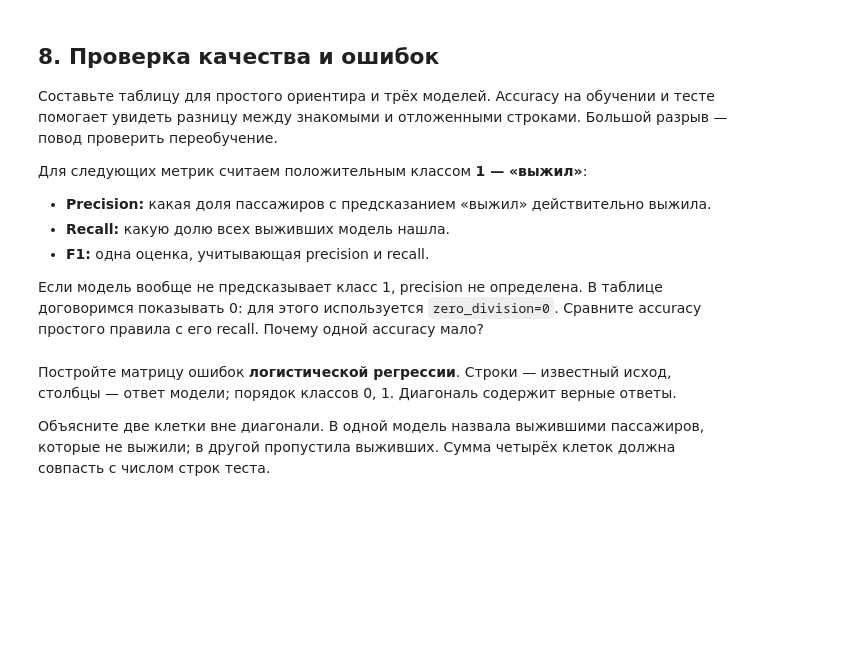
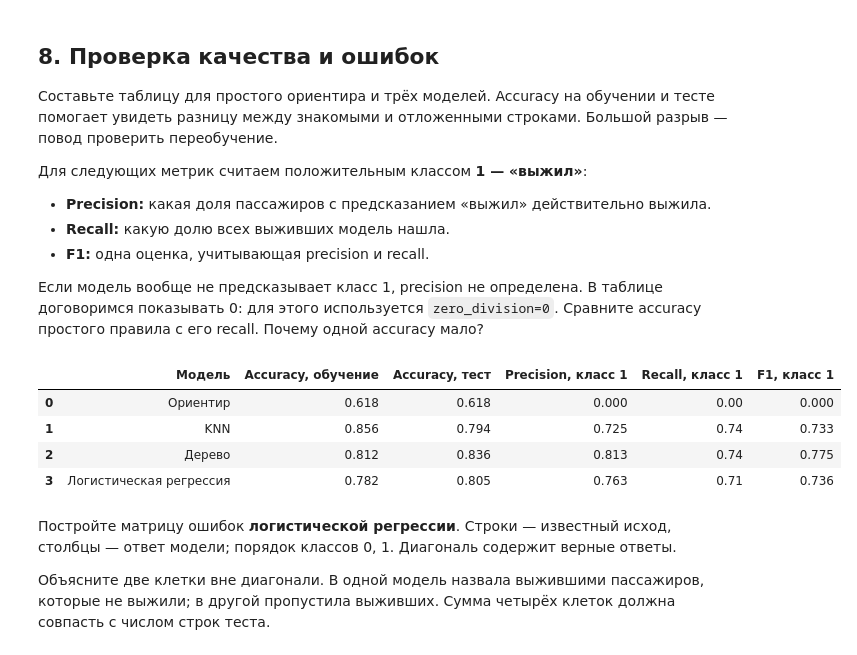
Before and after one commit to Prohor05/-, a Jupyter notebook: Классификация.ipynb, the cells around one changed output. Saved outputs shown, nothing was run; the diff lists cells and outputs as text; code cells hidden in the pictures; blank space fills up the shorter version.

```diff
--- a/Классификация.ipynb
+++ b/Классификация.ipynb
@@ -303,20 +363,29 @@ Accuracy на обучении и тесте помогает увидеть р
 # %%
 models = {'Ориентир': baseline, 'KNN': knn, 'Дерево': tree,
           'Логистическая регрессия': logreg}
 predictions = {'Ориентир': y_pred_baseline, 'KNN': y_pred_knn,
                'Дерево': y_pred_tree, 'Логистическая регрессия': y_pred_logreg}
 rows = []
 for name, model in models.items():
+    y_pred = predictions[name]
     rows.append({
         'Модель': name,
-        'Accuracy, обучение': ...,
-        'Accuracy, тест': ...,
-        'Precision, класс 1': ...,
-        'Recall, класс 1': ...,
-        'F1, класс 1': ...,
+        'Accuracy, обучение': accuracy_score(y_train, model.predict(X_train)),
+        'Accuracy, тест': accuracy_score(y_test, y_pred),
+        'Precision, класс 1': precision_score(y_test, y_pred, pos_label=1,
+                                              zero_division=0),
+        'Recall, класс 1': recall_score(y_test, y_pred, pos_label=1,
+                                        zero_division=0),
+        'F1, класс 1': f1_score(y_test, y_pred, pos_label=1, zero_division=0),
     })
 results = pd.DataFrame(rows)
 display(results.round(3))
+# %% [output]
+|  | Модель | Accuracy, обучение | Accuracy, тест | Precision, класс 1 | Recall, класс 1 | F1, класс 1 |
+| 0 | Ориентир | 0.618 | 0.618 | 0.000 | 0.00 | 0.000 |
+| 1 | KNN | 0.856 | 0.794 | 0.725 | 0.74 | 0.733 |
+| 2 | Дерево | 0.812 | 0.836 | 0.813 | 0.74 | 0.775 |
+| 3 | Логистическая регрессия | 0.782 | 0.805 | 0.763 | 0.71 | 0.736 |
 # %% [markdown]
 Постройте матрицу ошибок **логистической регрессии**.
 Строки — известный исход, столбцы — ответ модели; порядок классов 0, 1.
```
Also changed, not shown: parts of 16 cells of this notebook, 1 other file.
